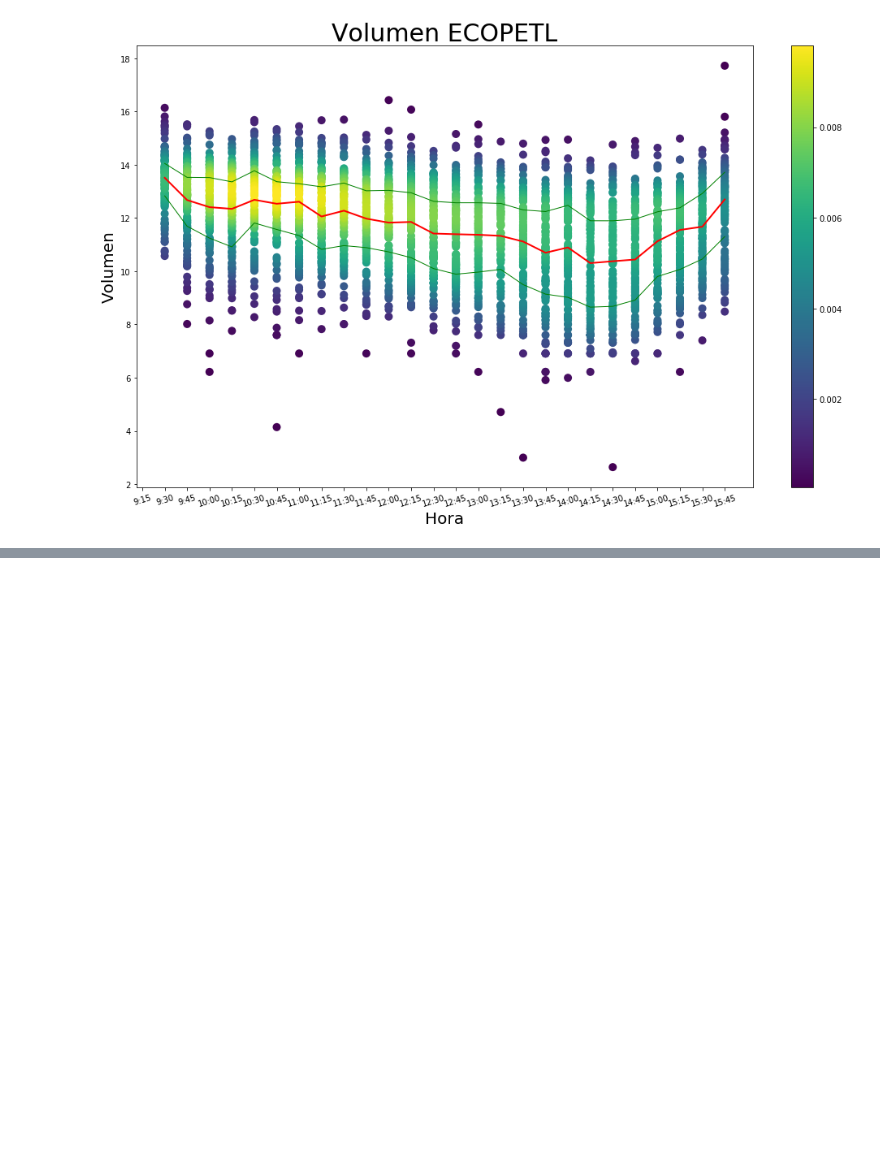
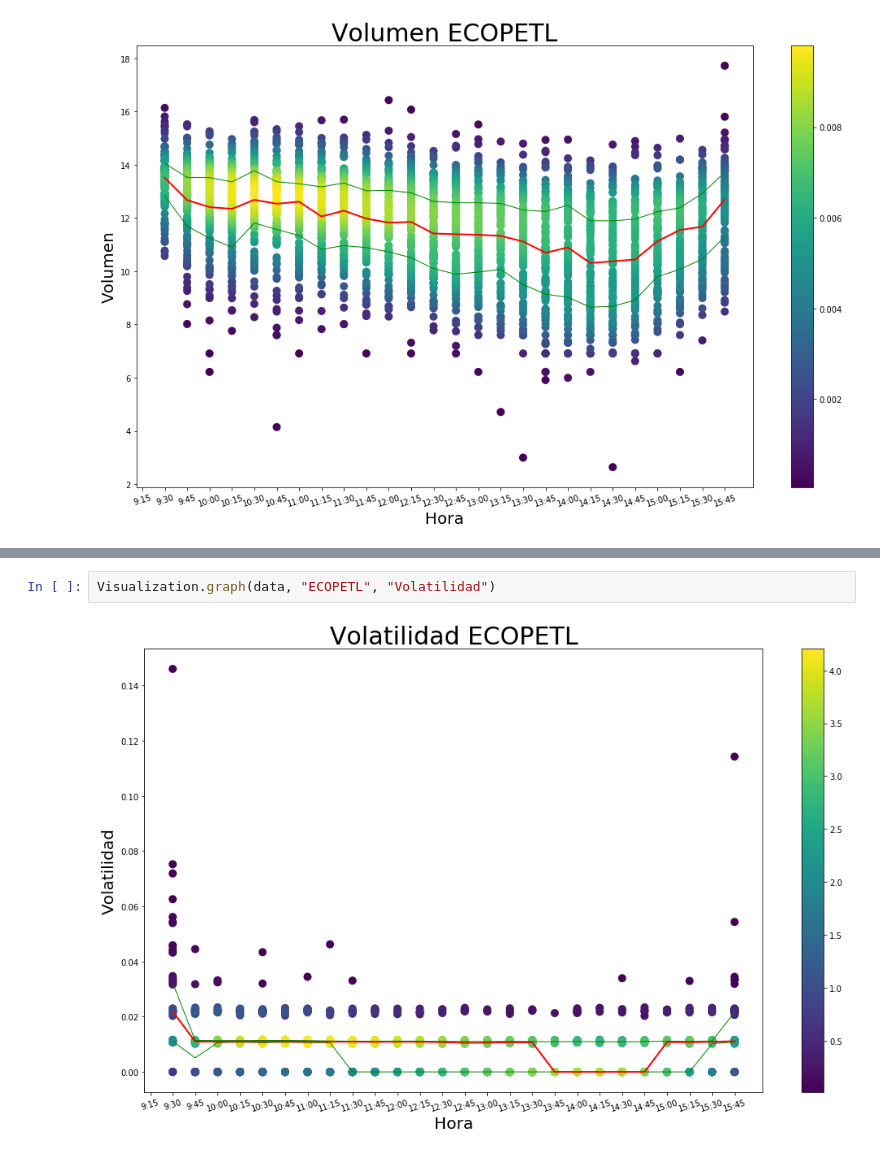
Before and after one commit to nromerodiaz/MarketQualityParams, a Jupyter notebook: VisualizationECOPETL.ipynb, the cells around one changed output, grey strips where cells are left out. Saved outputs shown, nothing was run; the diff lists cells and outputs as text; blank space fills up the shorter version.

Commit message:
Se adicionó gráfica de volatilidad ECOPETL y se evaluan parámetros intradía

```diff
--- a/VisualizationECOPETL.ipynb
+++ b/VisualizationECOPETL.ipynb
@@ -92,0 +114,4 @@ Visualization.graph(data, "ECOPETL", "Volumen")
+# %%
+Visualization.graph(data, "ECOPETL", "Volatilidad")
+# %% [output]
+[figure, added]
```
Also changed, not shown: parts of 2 cells of this notebook, 1 other file.
